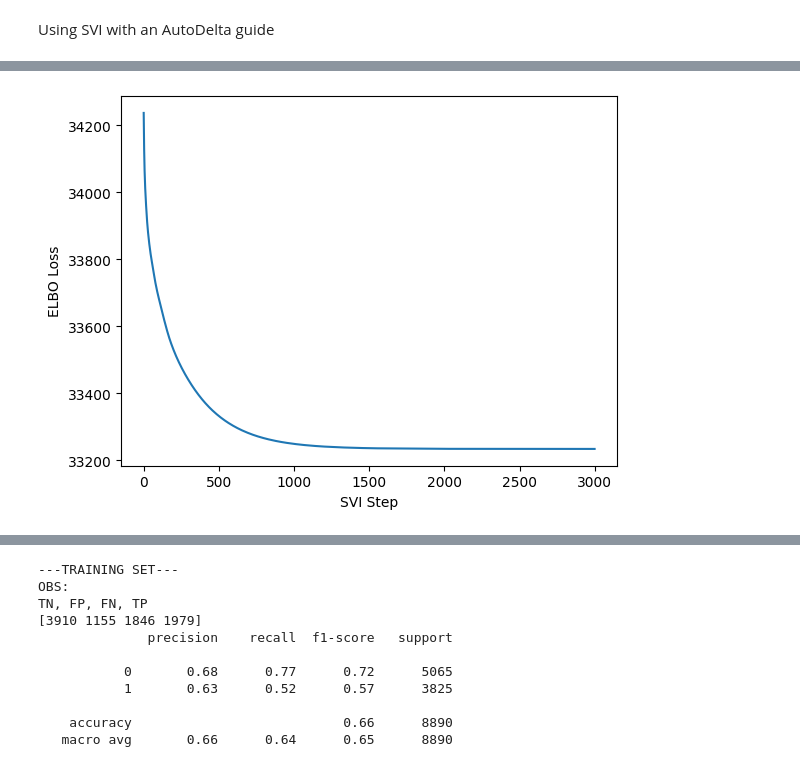
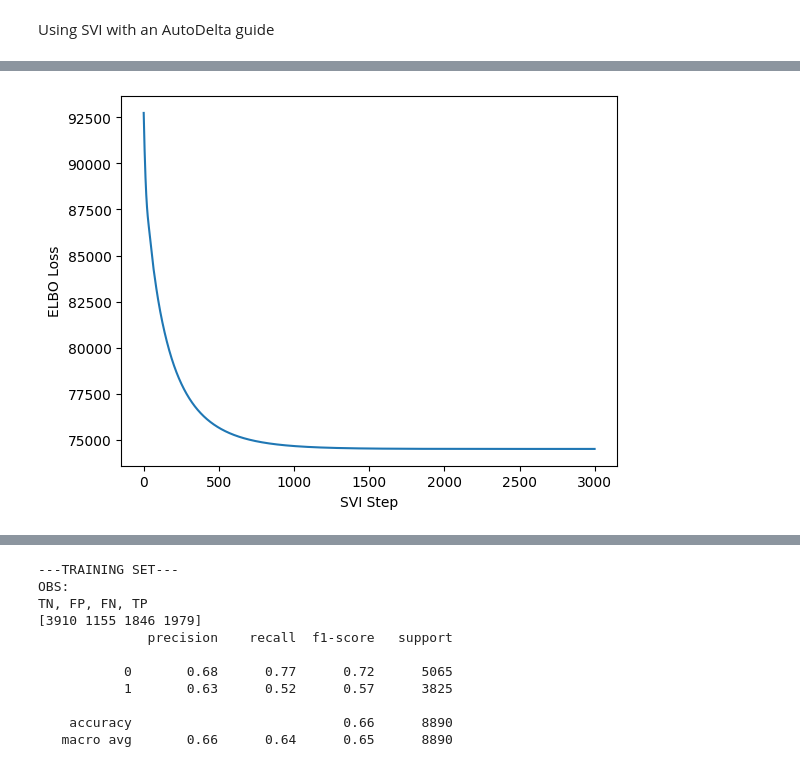
Before and after one commit to Andrei-Treil/betting_bot, a Jupyter notebook: notebooks/bnn_betting.ipynb, the cells around one changed output, grey strips where cells are left out. Saved outputs shown, nothing was run; the diff lists cells and outputs as text; code cells hidden in the pictures.

```diff
--- a/notebooks/bnn_betting.ipynb
+++ b/notebooks/bnn_betting.ipynb
@@ -755,9 +755,9 @@ class BNN_Multi_Layer_SVI(PyroModule):
         z2 = self.activation(z1 @ self.layer2.weight + self.layer2.bias)
         z3 = self.activation(z2 @ self.layer3.weight + self.layer3.bias)
         z4 = self.activation(z3 @ self.layer4.weight + self.layer4.bias)
-        z5 = self.activation(z4 @ self.out.weight + self.out.bias) # output layer
+        y_hat = Softmax(dim=1)(z4 @ self.out.weight + self.out.bias) # output layer
 
-        y_hat = Softmax(dim=1)(z5)
+        # y_hat = Softmax(dim=1)(z5)
 
         with pyro.plate("data"):
             obs = pyro.sample("obs", dist.OneHotCategorical(probs=y_hat).to_event(1), obs=y,
@@ -797,7 +797,7 @@ from pyro.optim import Adam
 from torch.nn import LogSoftmax
 
 pyro.clear_param_store()
-bnn_cat = BNN_Multi_Layer_SVI(in_dim=14,first_hid_dim=112,sec_hid_dim=112,thir_hid_dim=112,four_hid_dim=112,out_dim=2,prior_scale=0.75,bias_scale=5)
+bnn_cat = BNN_Multi_Layer_SVI(in_dim=14,first_hid_dim=112,sec_hid_dim=112,thir_hid_dim=112,four_hid_dim=112,out_dim=2,prior_scale=2,bias_scale=10)
 guide = AutoDelta(bnn_cat)
 
 num_steps = 3000
@@ -837 +837 @@ plt.show()
-[figure, old version]
+[figure, new version]
```
Also changed, not shown: parts of 14 cells of this notebook.
